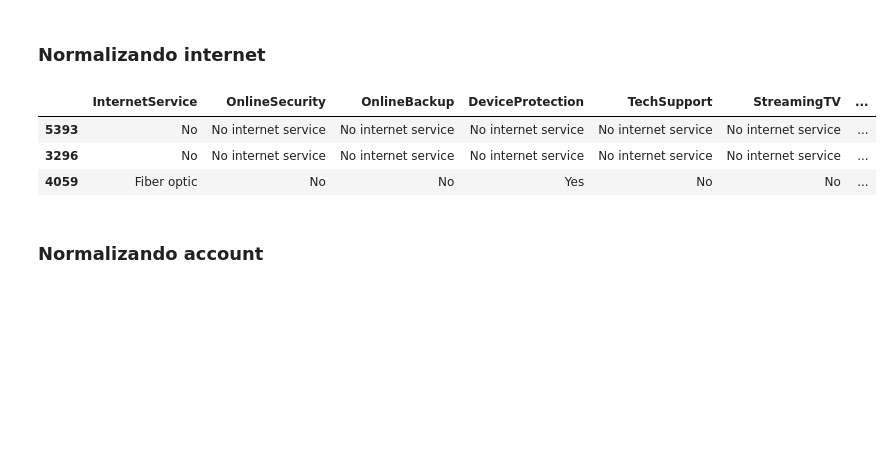
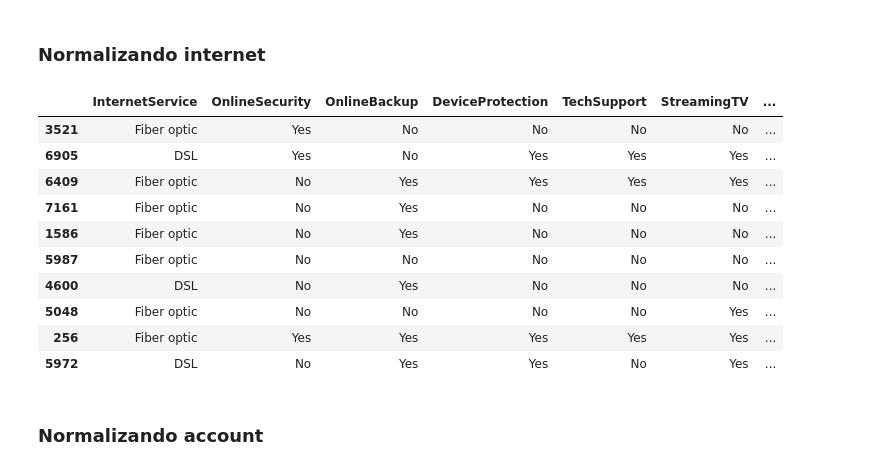
Before and after one commit to adromass/Challenge_Telecom_X, a Jupyter notebook: Challenge_Telecom_X.ipynb, the cells around one changed output. Drawn from its saved outputs; the diff is of its cells as text; code cells hidden in the pictures; blank space fills up the shorter version.

```diff
--- a/Challenge_Telecom_X.ipynb
+++ b/Challenge_Telecom_X.ipynb
@@ -40,12 +54,19 @@ phone.sample(3)
 ### Normalizando **internet**
 # %%
 internet = pd.json_normalize(datos['internet'])
-internet.sample(3)
+internet.sample(10)
 # %% [output]
 |  | InternetService | OnlineSecurity | OnlineBackup | DeviceProtection | TechSupport | StreamingTV | ... |
-| 5393 | No | No internet service | No internet service | No internet service | No internet service | No internet service | ... |
-| 3296 | No | No internet service | No internet service | No internet service | No internet service | No internet service | ... |
-| 4059 | Fiber optic | No | No | Yes | No | No | ... |
+| 3521 | Fiber optic | Yes | No | No | No | No | ... |
+| 6905 | DSL | Yes | No | Yes | Yes | Yes | ... |
+| 6409 | Fiber optic | No | Yes | Yes | Yes | Yes | ... |
+| 7161 | Fiber optic | No | Yes | No | No | No | ... |
+| 1586 | Fiber optic | No | Yes | No | No | No | ... |
+| 5987 | Fiber optic | No | No | No | No | No | ... |
+| 4600 | DSL | No | Yes | No | No | No | ... |
+| 5048 | Fiber optic | No | No | No | No | Yes | ... |
+| 256 | Fiber optic | Yes | Yes | Yes | Yes | Yes | ... |
+| 5972 | DSL | No | Yes | Yes | No | Yes | ... |
 # %% [markdown]
 ### Normalizando **account**
 # %%
```
Also changed, not shown: parts of 12 cells of this notebook.
